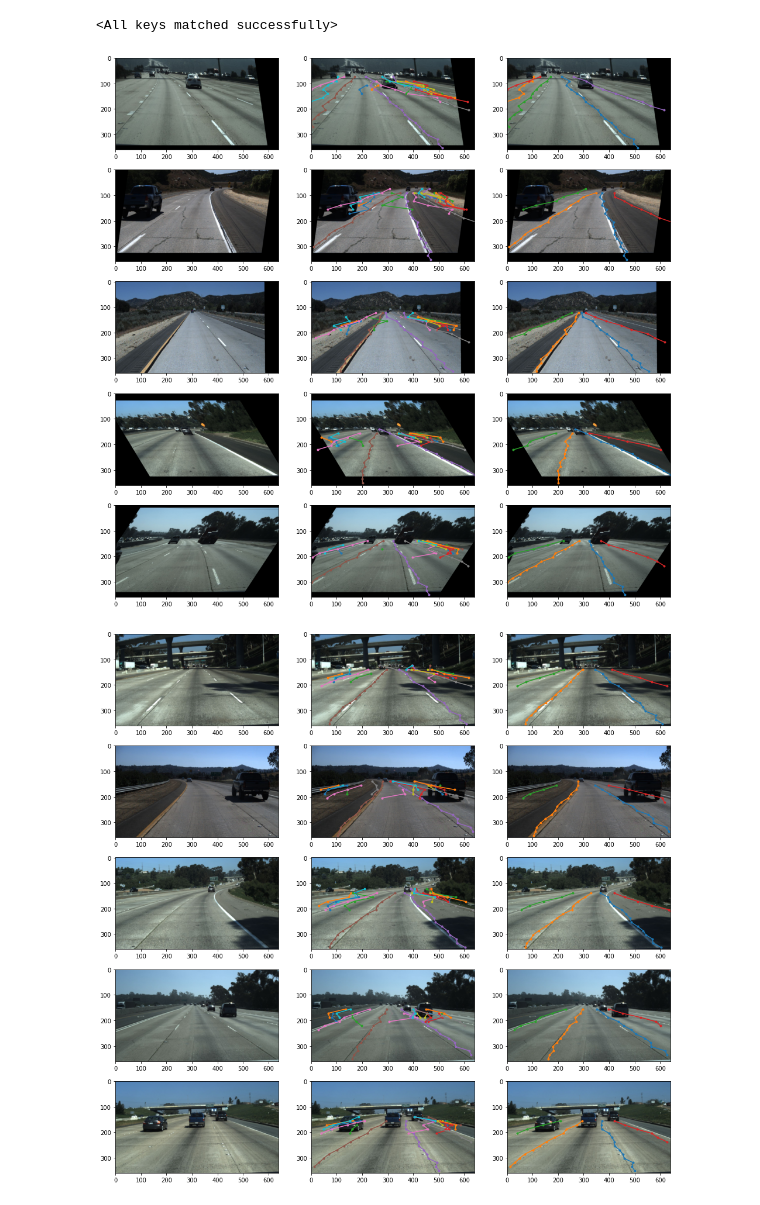
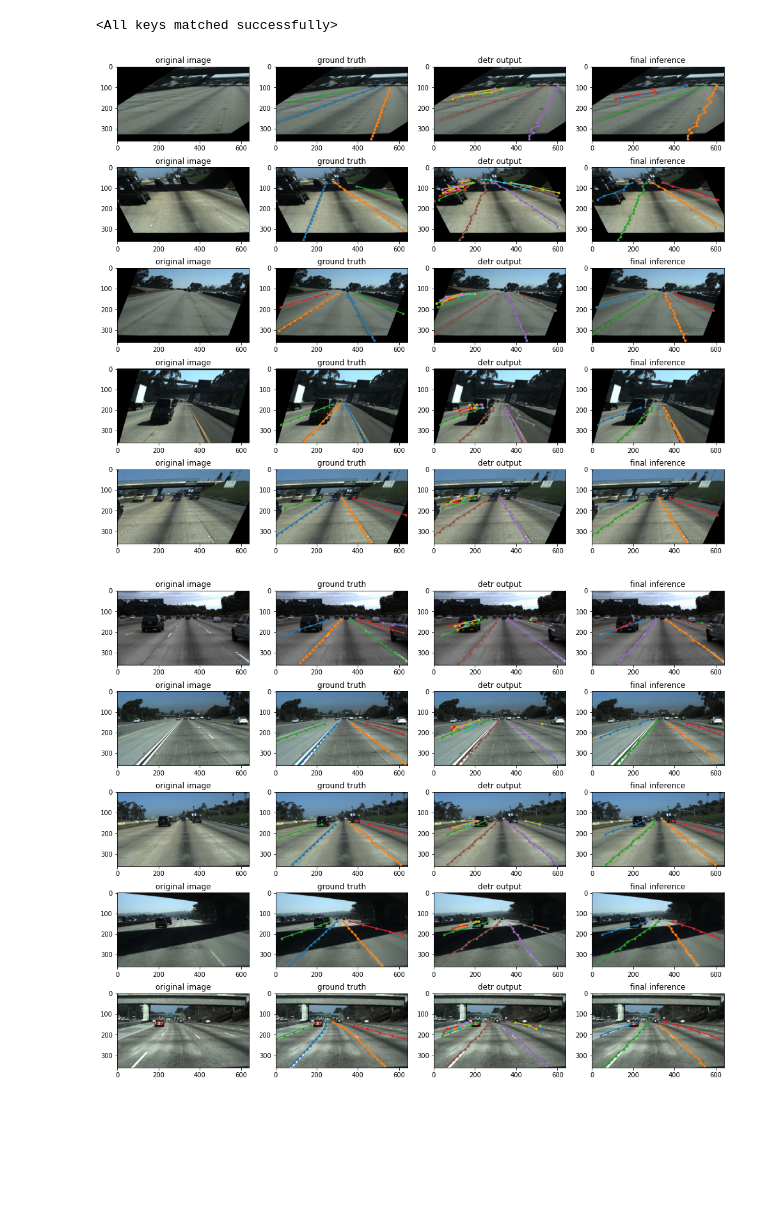
Before and after one commit to takekbys/laneDetection_detr, a Jupyter notebook: training_laneDetection_detr.ipynb, the cells around one changed output. Cells and saved outputs as stored; diff of their text form; code cells hidden in the pictures; blank space fills up the shorter version.

Commit message:
inference update

```diff
--- a/training_laneDetection_detr.ipynb
+++ b/training_laneDetection_detr.ipynb
@@ -624,7 +618,7 @@ KeyboardInterrupt:
 # %%
 model = DETRModel(num_classes=num_classes,num_queries=num_queries)
 model.eval()
-state_dict = torch.load("./models/1125_epoch8_evalLoss0.4918245161885654.pth")
+state_dict = torch.load("./models/1125_epoch23_evalLoss0.32259616683392195.pth")
 model.load_state_dict(state_dict)
 # %% [output]
 Using cache found in /Users/takeshikibayashi/.cache/torch/hub/facebookresearch_detr_master
@@ -636,52 +630,66 @@ def drawInference(img, output):
     img = np.array(img)
     output["pred_logits"] = output["pred_logits"].sigmoid()
     output = {k: v[0].detach().numpy() for k, v in output.items()}
 
     isLine = np.logical_and(output["pred_logits"][:,0]>output["pred_logits"][:,1],
                             output["pred_logits"][:,0]>logit_thresh)
     isLine = [0 if i==True else 1 for i in isLine]
 
     drawLine(img,
              labels=isLine,
              xListCoords=output["pred_xCoords"],
              yBoundaries=output["pred_yBounds"],
              yCoords=yCoords)
 
 def drawAllInference(img, output):
     output["pred_logits"][:,:,0] = 100
     output["pred_logits"][:,:,1] = -100
     drawInference(img, output)
 
-plt.figure(figsize=(17,17))
+plt.figure(figsize=(17,14))
 for i, r in enumerate(randint(0,len(val_dataset),5)):
     img, target = val_dataset[r]
 
-    plt.subplot(5,3,3*i+1)
+    plt.subplot(5,4,4*i+1)
+    plt.title("original image")
     plt.imshow(np.rollaxis(np.array(img),0,3))
 
-    plt.subplot(5,3,3*i+3)
+    plt.subplot(5,4,4*i+2)
+    plt.title("ground truth")
+    drawLine(img, target["labels"], target["xCoords"], np.array(target["yBounds"]), yCoords)
+
+    plt.subplot(5,4,4*i+4)
+    plt.title("final inference")
     output = model(img[None])
     #output = model(torch.tensor(img[None]).to(device))
     drawInference(img, output)
 
-    plt.subplot(5,3,3*i+2)
+    plt.subplot(5,4,4*i+3)
+    plt.title("detr output")
     drawAllInference(img, output)
 # %% [output]
-[figure, old version]
+[figure, new version]
 # %%
-plt.figure(figsize=(17,17))
+plt.figure(figsize=(17,14))
 for i, r in enumerate(randint(0,len(val_dataset_noaug),5)):
     img, target = val_dataset_noaug[r]
 
-    plt.subplot(5,3,3*i+1)
+    plt.subplot(5,4,4*i+1)
+    plt.title("original image")
     plt.imshow(np.rollaxis(np.array(img),0,3))
 
-    plt.subplot(5,3,3*i+3)
+    plt.subplot(5,4,4*i+2)
+    plt.title("ground truth")
+    drawLine(img, target["labels"], target["xCoords"], np.array(target["yBounds"]), yCoords)
+
+    plt.subplot(5,4,4*i+4)
+    plt.title("final inference")
     output = model(img[None])
     #output = model(torch.tensor(img[None]).to(device))
     drawInference(img, output)
 
-    plt.subplot(5,3,3*i+2)
+    plt.subplot(5,4,4*i+3)
+    plt.title("detr output")
     drawAllInference(img, output)
 # %% [output]
-[figure, old version]
+[figure, new version]
```
Also changed, not shown: parts of 4 cells of this notebook.
